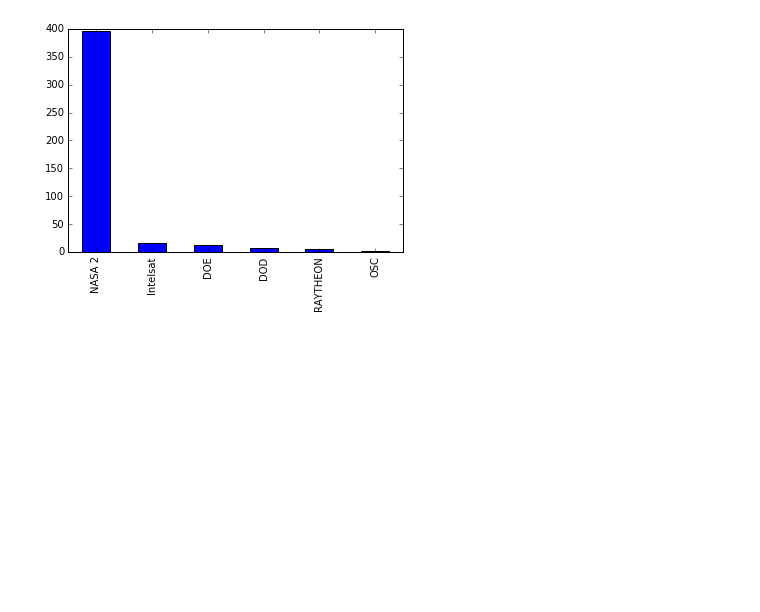
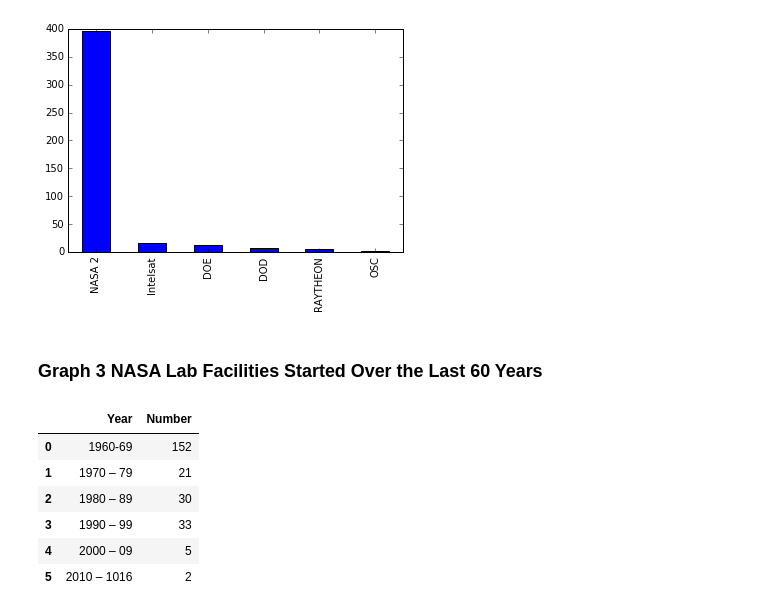
Before and after one commit to radhikapc/foundation-homework, a Jupyter notebook: homework08/Homework08-NASALabFacilities-Radhika.ipynb, the cells around one changed output. Drawn from its saved outputs; the diff is of its cells as text; code cells hidden in the pictures; blank space fills up the shorter version.

```diff
--- a/homework08/Homework08-NASALabFacilities-Radhika.ipynb
+++ b/homework08/Homework08-NASALabFacilities-Radhika.ipynb
@@ -531,3 +564,5 @@ df['Agency'].value_counts().plot(kind='bar', x='Agency')
 # %% [output]
 <matplotlib.axes._subplots.AxesSubplot at 0x...>
 [figure]
+# %% [markdown]
+### Graph 3 NASA Lab Facilities Started Over the Last 60 Years
@@ -534 +571,11 @@ df['Agency'].value_counts().plot(kind='bar', x='Agency')
+# %%
+df
+# %% [output]
+|  | Year | Number |
+| 0 | 1960-69 | 152 |
+| 1 | 1970 – 79 | 21 |
+| 2 | 1980 – 89 | 30 |
+| 3 | 1990 – 99 | 33 |
+| 4 | 2000 – 09 | 5 |
+| 5 | 2010 – 1016 | 2 |
 # %%
```
Also changed, not shown: parts of 17 cells of this notebook, 1 other file.
